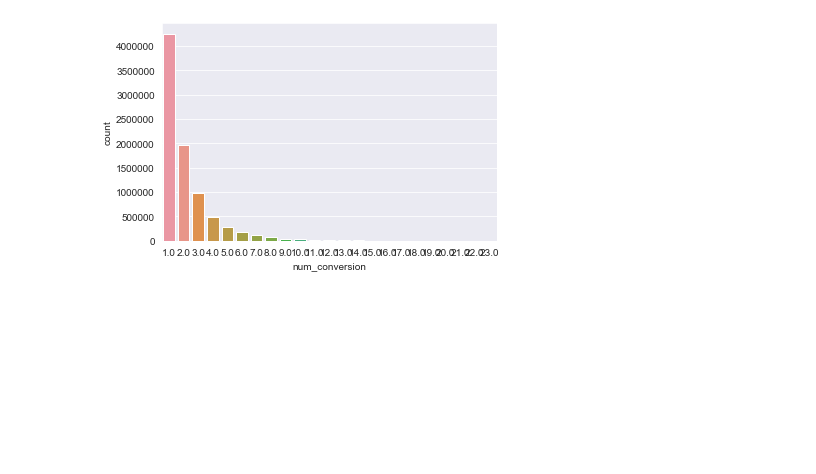
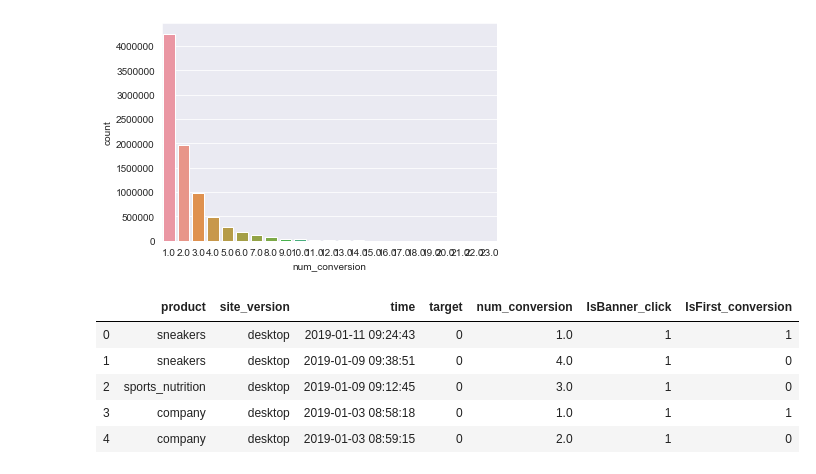
Before and after one commit to befowle/AB_Testing, a Jupyter notebook: ab_testing.ipynb, the cells around one changed output. Saved outputs shown, nothing was run; the diff lists cells and outputs as text; code cells hidden in the pictures; blank space fills up the shorter version.

```diff
--- a/ab_testing.ipynb
+++ b/ab_testing.ipynb
@@ -206,3 +206,12 @@ df['IsFirst_conversion'] = df['num_conversion'].apply(lambda x: 1 if x == 1 else
 df.drop(['user_id', 'title'], axis=1, inplace=True)
 # %% [output]
 [figure]
+# %%
+df.head()
+# %% [output]
+|  | product | site_version | time | target | num_conversion | IsBanner_click | IsFirst_conversion |
+| 0 | sneakers | desktop | 2019-01-11 09:24:43 | 0 | 1.0 | 1 | 1 |
+| 1 | sneakers | desktop | 2019-01-09 09:38:51 | 0 | 4.0 | 1 | 0 |
+| 2 | sports_nutrition | desktop | 2019-01-09 09:12:45 | 0 | 3.0 | 1 | 0 |
+| 3 | company | desktop | 2019-01-03 08:58:18 | 0 | 1.0 | 1 | 1 |
+| 4 | company | desktop | 2019-01-03 08:59:15 | 0 | 2.0 | 1 | 0 |
```
Also changed, not shown: parts of 3 cells of this notebook.
